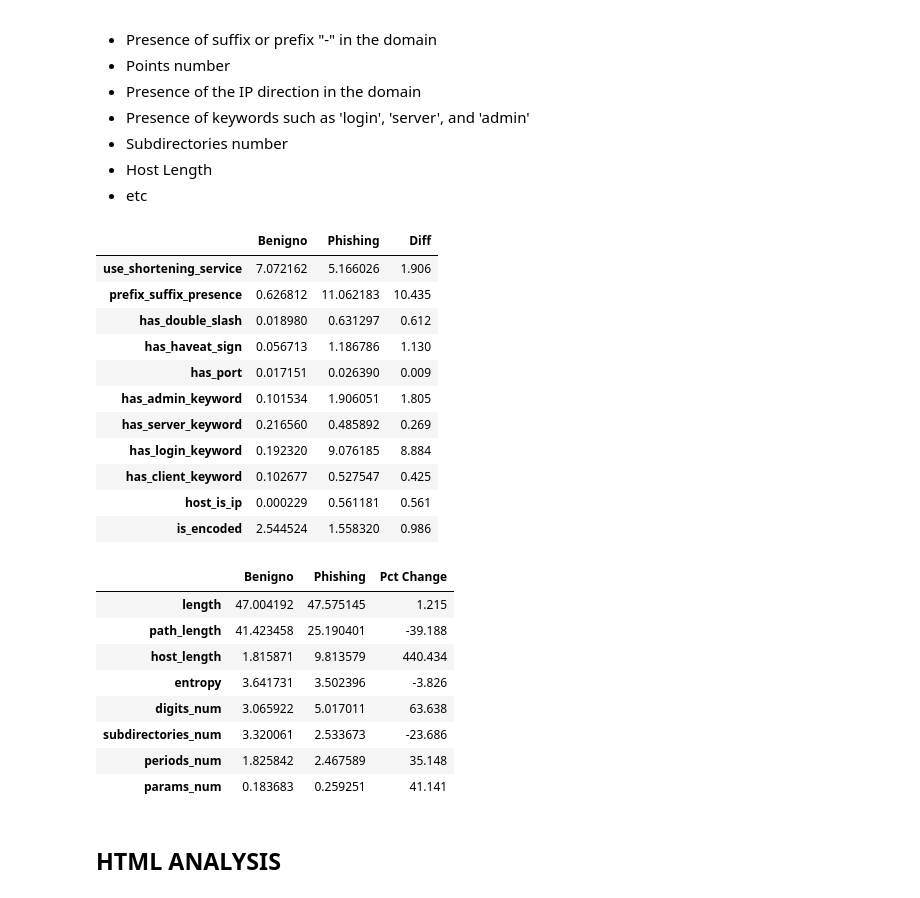
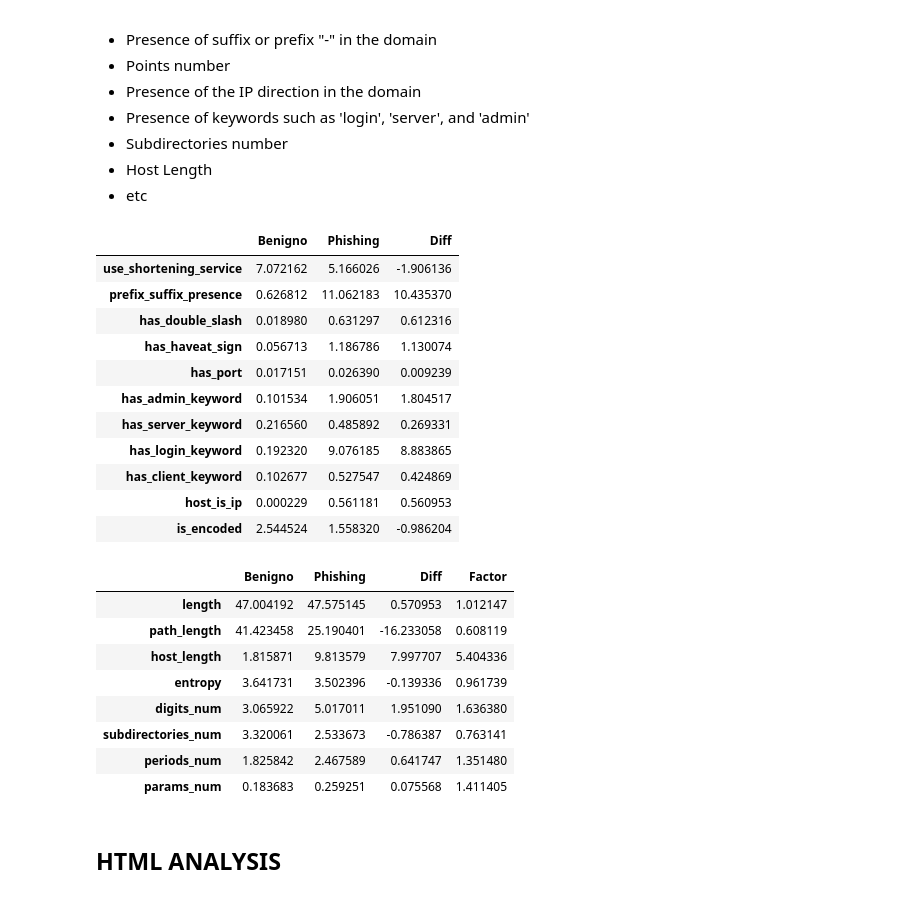
Before and after one commit to EstAlvB/Phishing-Detection-with-BERT, a Jupyter notebook: analysis.ipynb, the cells around one changed output. Cells and saved outputs as stored; diff of their text form; code cells hidden in the pictures.

```diff
--- a/analysis.ipynb
+++ b/analysis.ipynb
@@ -55,36 +49,37 @@ urls_features = pd.concat([
 # %%
 # calculate proportions in bool url features
 url_proportions = urls_features.copy()[:11] * 100
-url_proportions['Diff'] = abs(url_proportions['Benigno'] - url_proportions['Phishing']).round(3)
+url_proportions['Diff'] = url_proportions['Phishing'] - url_proportions['Benigno']
 url_proportions
 # %% [output]
 |  | Benigno | Phishing | Diff |
-| use_shortening_service | 7.072162 | 5.166026 | 1.906 |
-| prefix_suffix_presence | 0.626812 | 11.062183 | 10.435 |
-| has_double_slash | 0.018980 | 0.631297 | 0.612 |
-| has_haveat_sign | 0.056713 | 1.186786 | 1.130 |
-| has_port | 0.017151 | 0.026390 | 0.009 |
-| has_admin_keyword | 0.101534 | 1.906051 | 1.805 |
-| has_server_keyword | 0.216560 | 0.485892 | 0.269 |
-| has_login_keyword | 0.192320 | 9.076185 | 8.884 |
-| has_client_keyword | 0.102677 | 0.527547 | 0.425 |
-| host_is_ip | 0.000229 | 0.561181 | 0.561 |
-| is_encoded | 2.544524 | 1.558320 | 0.986 |
+| use_shortening_service | 7.072162 | 5.166026 | -1.906136 |
+| prefix_suffix_presence | 0.626812 | 11.062183 | 10.435370 |
+| has_double_slash | 0.018980 | 0.631297 | 0.612316 |
+| has_haveat_sign | 0.056713 | 1.186786 | 1.130074 |
+| has_port | 0.017151 | 0.026390 | 0.009239 |
+| has_admin_keyword | 0.101534 | 1.906051 | 1.804517 |
+| has_server_keyword | 0.216560 | 0.485892 | 0.269331 |
+| has_login_keyword | 0.192320 | 9.076185 | 8.883865 |
+| has_client_keyword | 0.102677 | 0.527547 | 0.424869 |
+| host_is_ip | 0.000229 | 0.561181 | 0.560953 |
+| is_encoded | 2.544524 | 1.558320 | -0.986204 |
 # %%
 # calculate averages in numeric url features
 url_averages = urls_features.copy()[11:]
-url_averages['Pct Change'] = ((url_averages[['Benigno', 'Phishing']].pct_change(axis=1)['Phishing']) * 100).round(3)
+url_averages['Diff'] = url_averages['Phishing'] - url_averages['Benigno']
+url_averages['Factor'] = url_averages['Phishing'] / url_averages['Benigno']
 url_averages
 # %% [output]
-|  | Benigno | Phishing | Pct Change |
-| length | 47.004192 | 47.575145 | 1.215 |
-| path_length | 41.423458 | 25.190401 | -39.188 |
-| host_length | 1.815871 | 9.813579 | 440.434 |
-| entropy | 3.641731 | 3.502396 | -3.826 |
-| digits_num | 3.065922 | 5.017011 | 63.638 |
-| subdirectories_num | 3.320061 | 2.533673 | -23.686 |
-| periods_num | 1.825842 | 2.467589 | 35.148 |
-| params_num | 0.183683 | 0.259251 | 41.141 |
+|  | Benigno | Phishing | Diff | Factor |
+| length | 47.004192 | 47.575145 | 0.570953 | 1.012147 |
+| path_length | 41.423458 | 25.190401 | -16.233058 | 0.608119 |
+| host_length | 1.815871 | 9.813579 | 7.997707 | 5.404336 |
+| entropy | 3.641731 | 3.502396 | -0.139336 | 0.961739 |
+| digits_num | 3.065922 | 5.017011 | 1.951090 | 1.636380 |
+| subdirectories_num | 3.320061 | 2.533673 | -0.786387 | 0.763141 |
+| periods_num | 1.825842 | 2.467589 | 0.641747 | 1.351480 |
+| params_num | 0.183683 | 0.259251 | 0.075568 | 1.411405 |
 # %% [markdown]
 ## **HTML ANALYSIS**
 # %% [markdown]
```
Also changed, not shown: parts of 33 cells of this notebook, 2 other files.
